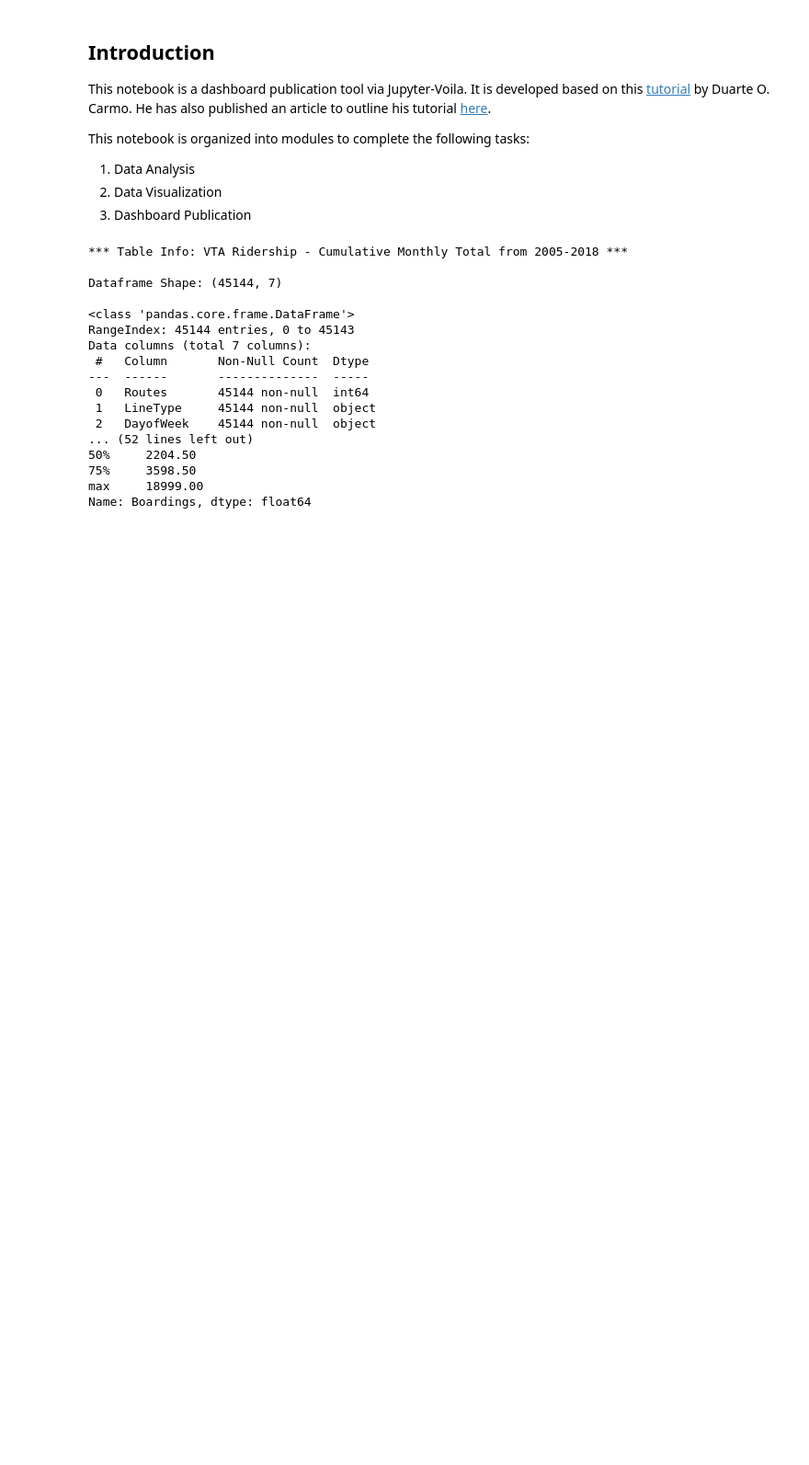
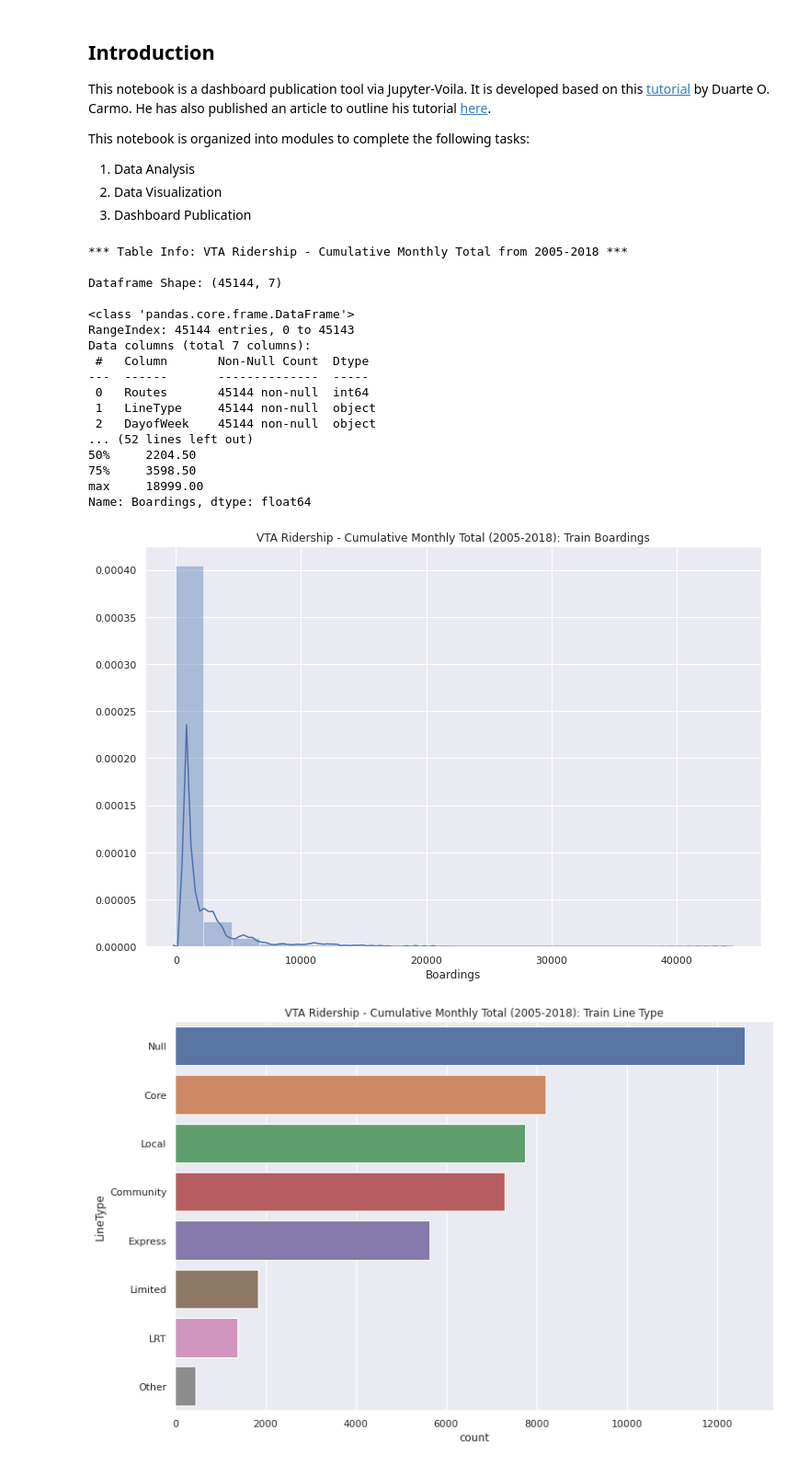
Before and after one commit to AlexFang0214SH/jupyter-dashboard, a Jupyter notebook: notebooks/Jupyter_Dashboard.ipynb, the cells around one changed output. Shown at 92% size. Drawn from its saved outputs; the diff is of its cells as text; code cells hidden in the pictures; blank space fills up the shorter version.

```diff
--- a/notebooks/Jupyter_Dashboard.ipynb
+++ b/notebooks/Jupyter_Dashboard.ipynb
@@ -131,0 +159,44 @@ Name: Boardings, dtype: float64
+# %%
+# 03A.01 - create count plot
+
+# preset plot size
+plt.figure(figsize=(12, 8))
+
+# create histogram
+def distplot(col, msg):
+    # create plot; set size and title
+    sns.distplot(col, bins=20, kde=True)
+    plt.title(msg)
+    plt.show()
+
+distplot(
+    df_total['Boardings'],
+    'VTA Ridership - Cumulative Monthly Total (2005-2018): Train Boardings'
+)
+
+# create countplot and sort categories by value
+# https://stackoverflow.com/questions/46623583/seaborn-countplot-order-categories-by-count
+
+# preset plot size
+plt.figure(figsize=(12, 8))
+
+def cplot_sort(col, df, sort, msg):
+    # create plot; set size and title
+    sns.countplot(
+        y=col,
+        data=df,
+        order=sort
+    )
+    plt.title(msg)
+    plt.show()
+
+# set plot size and title
+cplot_sort(
+    'LineType',
+    df_total,
+    df_total['LineType'].value_counts().index,
+    'VTA Ridership - Cumulative Monthly Total (2005-2018): Train Line Type'
+)
+# %% [output]
+[figure, added]
+[figure, added]
```
Also changed, not shown: parts of 1 cell of this notebook.
